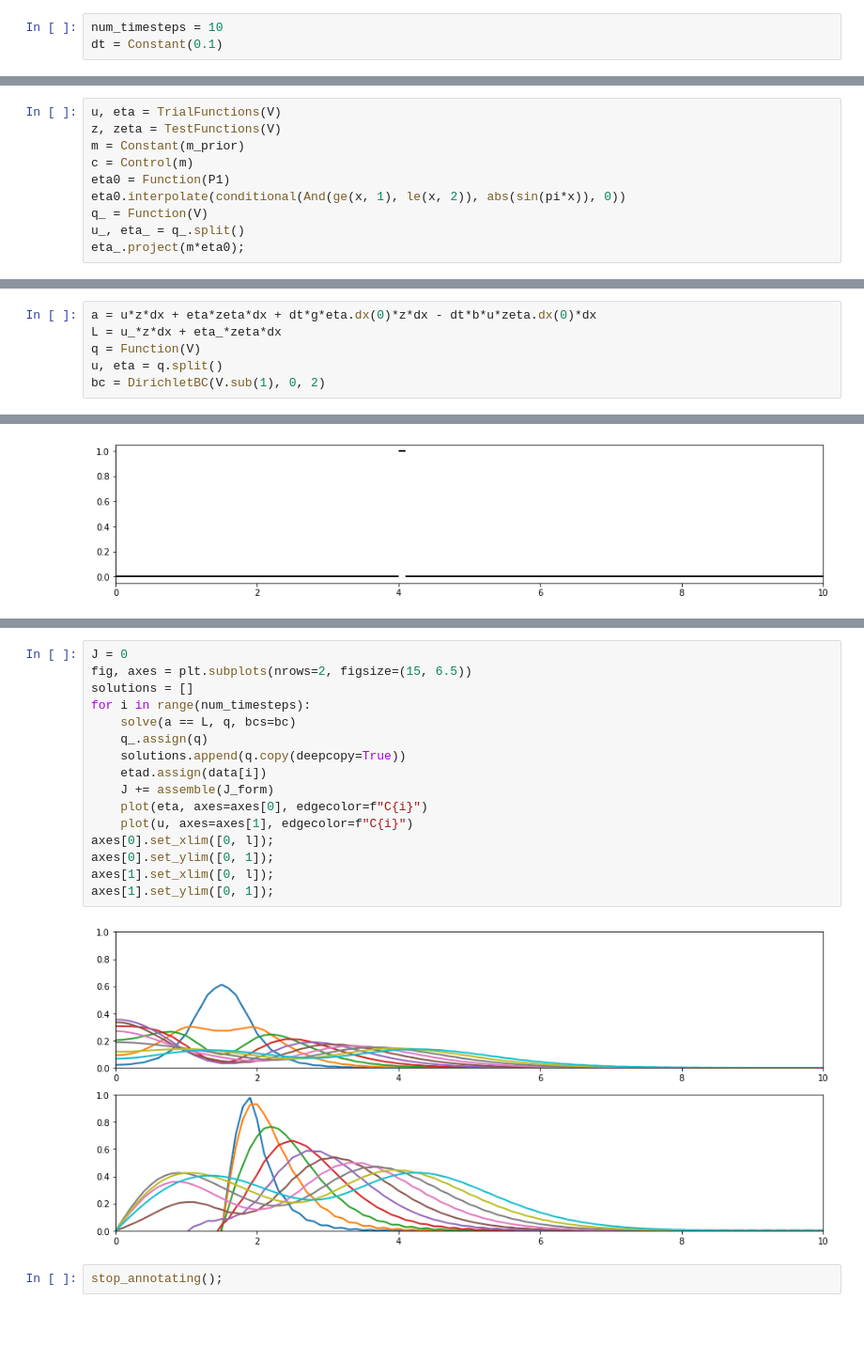
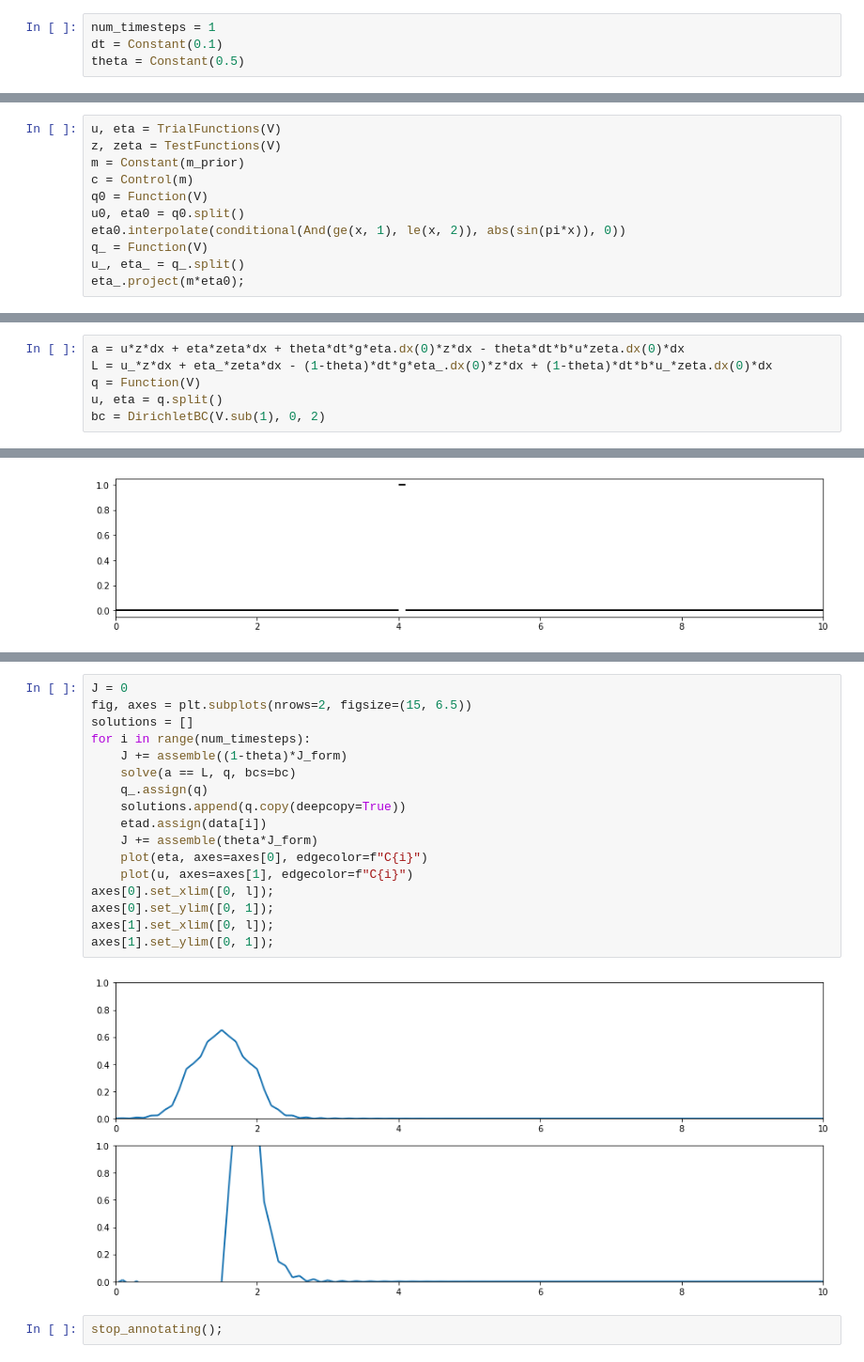
Before and after one commit to jwallwork23/adapt_utils_notebooks, a Jupyter notebook: adjoint_comparison/1d-swe-adjoint.ipynb, the cells around one changed output, grey strips where cells are left out. Shown at 94% size. Saved outputs shown, nothing was run; the diff lists cells and outputs as text; blank space fills up the shorter version.

```diff
--- a/adjoint_comparison/1d-swe-adjoint.ipynb
+++ b/adjoint_comparison/1d-swe-adjoint.ipynb
@@ -14,8 +14,9 @@ x, = SpatialCoordinate(mesh)
 m_opt = 1.0
 m_prior = 0.1
 # %%
-num_timesteps = 10
+num_timesteps = 1
 dt = Constant(0.1)
+theta = Constant(0.5)
 # %%
 P2 = FunctionSpace(mesh, "CG", 1)
 P1 = FunctionSpace(mesh, "CG", 1)
@@ -27,7 +28,8 @@ u, eta = TrialFunctions(V)
 z, zeta = TestFunctions(V)
 m = Constant(m_prior)
 c = Control(m)
-eta0 = Function(P1)
+q0 = Function(V)
+u0, eta0 = q0.split()
 eta0.interpolate(conditional(And(ge(x, 1), le(x, 2)), abs(sin(pi*x)), 0))
 q_ = Function(V)
 u_, eta_ = q_.split()
@@ -43,8 +45,8 @@ axes.set_ylim([0, 1]);
 b = Constant(1.0)
 g = Constant(9.81)
 # %%
-a = u*z*dx + eta*zeta*dx + dt*g*eta.dx(0)*z*dx - dt*b*u*zeta.dx(0)*dx
-L = u_*z*dx + eta_*zeta*dx
+a = u*z*dx + eta*zeta*dx + theta*dt*g*eta.dx(0)*z*dx - theta*dt*b*u*zeta.dx(0)*dx
+L = u_*z*dx + eta_*zeta*dx - (1-theta)*dt*g*eta_.dx(0)*z*dx + (1-theta)*dt*b*u_*zeta.dx(0)*dx
 q = Function(V)
 u, eta = q.split()
 bc = DirichletBC(V.sub(1), 0, 2)
@@ -80,21 +80,22 @@ Coefficient(WithGeometry(FunctionSpace(<firedrake.mesh.MeshTopology object at 0x
 # %%
 J = 0
 fig, axes = plt.subplots(nrows=2, figsize=(15, 6.5))
 solutions = []
 for i in range(num_timesteps):
+    J += assemble((1-theta)*J_form)
     solve(a == L, q, bcs=bc)
     q_.assign(q)
     solutions.append(q.copy(deepcopy=True))
     etad.assign(data[i])
-    J += assemble(J_form)
+    J += assemble(theta*J_form)
     plot(eta, axes=axes[0], edgecolor=f"C{i}")
     plot(u, axes=axes[1], edgecolor=f"C{i}")
 axes[0].set_xlim([0, l]);
 axes[0].set_ylim([0, 1]);
 axes[1].set_xlim([0, l]);
 axes[1].set_ylim([0, 1]);
 # %% [output]
-[figure, old version]
+[figure, new version]
 # %%
 stop_annotating();
 # %%
```
Also changed, not shown: parts of 5 cells of this notebook, 2 other files.
